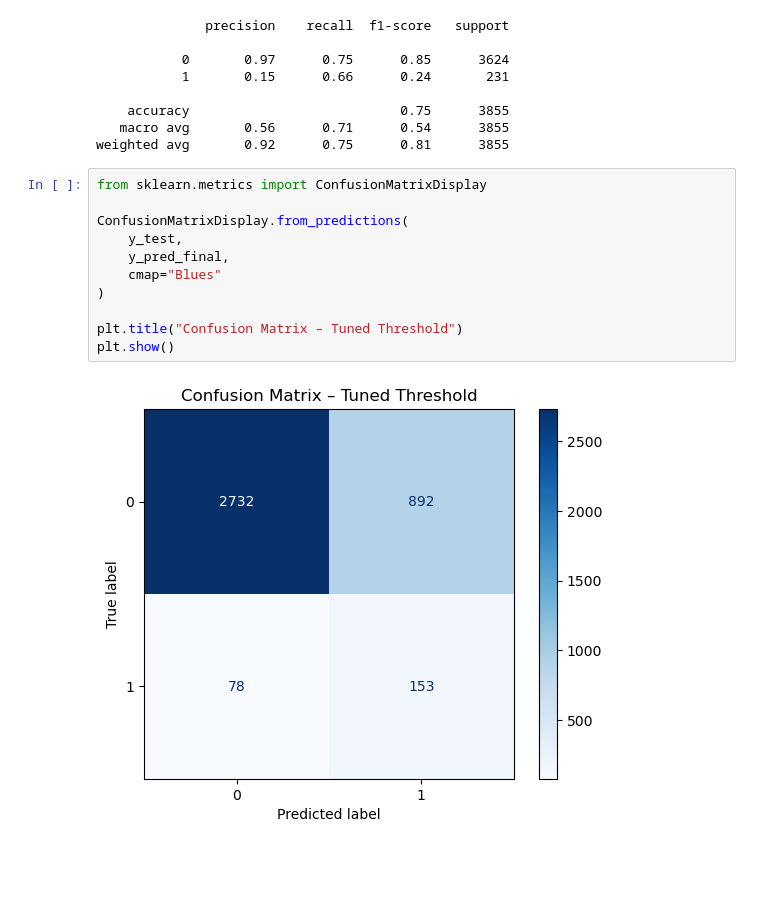
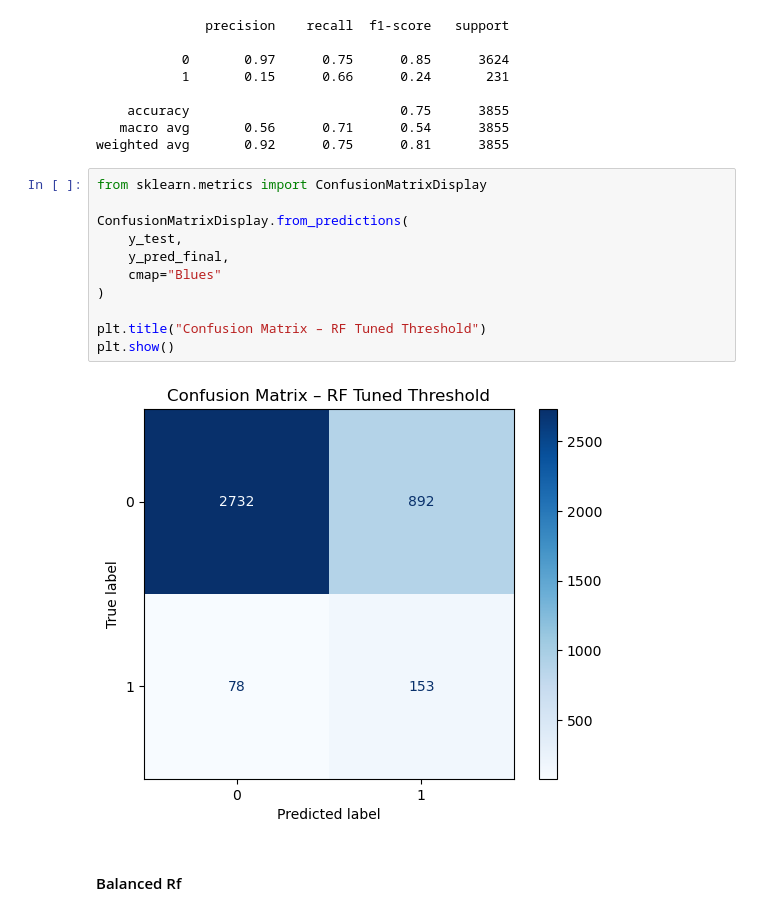
Before and after one commit to AmalSatheesan/Vehicle_Insurance_Claim_Fraud_Detection, a Jupyter notebook: notebooks/05_model_evaluation.ipynb, the cells around one changed output. Cells and saved outputs as stored; diff of their text form; blank space fills up the shorter version.

```diff
--- a/notebooks/05_model_evaluation.ipynb
+++ b/notebooks/05_model_evaluation.ipynb
@@ -128,13 +224,15 @@ weighted avg       0.92      0.75      0.81      3855
 # %%
 from sklearn.metrics import ConfusionMatrixDisplay
 
 ConfusionMatrixDisplay.from_predictions(
     y_test,
     y_pred_final,
     cmap="Blues"
 )
 
-plt.title("Confusion Matrix – Tuned Threshold")
+plt.title("Confusion Matrix – RF Tuned Threshold")
 plt.show()
 # %% [output]
-[figure, old version]
+[figure, new version]
+# %% [markdown]
+#### Balanced Rf
```
Also changed, not shown: parts of 23 cells of this notebook, 4 other files.
